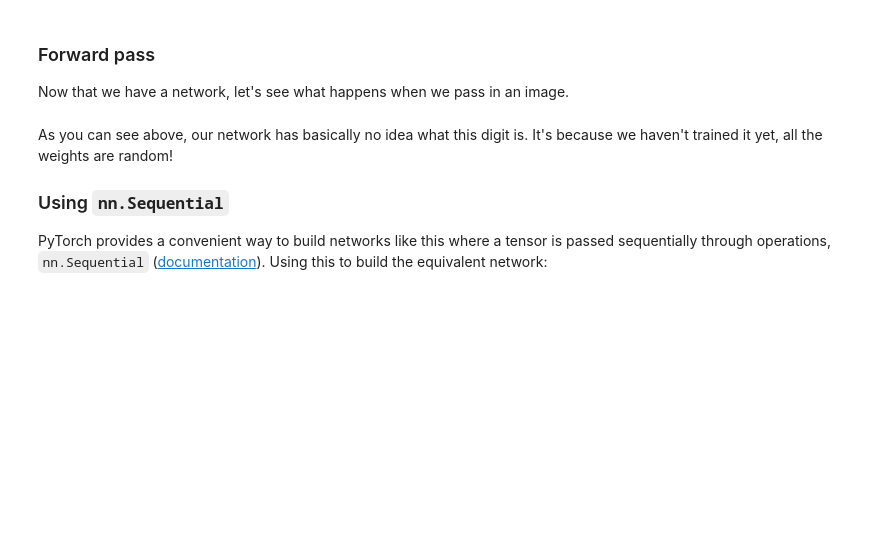
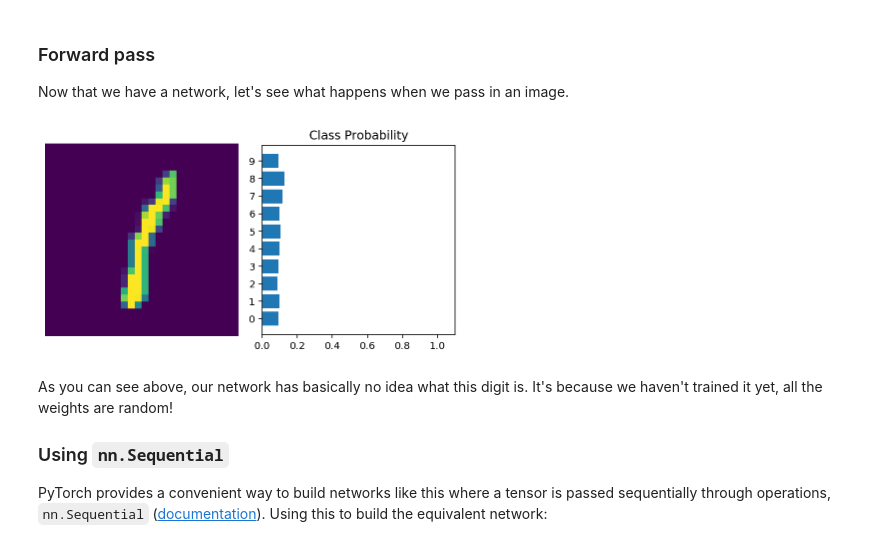
Before and after one commit to benjaminperucco/udacity-deep-pytorch, a Jupyter notebook: 4_lesson/2_part_neural_networks_in_pytorch.ipynb, the cells around one changed output. Cells and saved outputs as stored; diff of their text form; code cells hidden in the pictures; blank space fills up the shorter version.

```diff
--- a/4_lesson/2_part_neural_networks_in_pytorch.ipynb
+++ b/4_lesson/2_part_neural_networks_in_pytorch.ipynb
@@ -251,7 +257,28 @@ It's good practice to name your layers by their type of network, for instance 'f
+# %%
+class Network_Complex(nn.Module):
+    def __init__(self):
+        super().__init__()
+        # Two hidden layers
+        self.fc1 = nn.Linear(784, 128)
+        self.fc2 = nn.Linear(128, 64)
+        # One output layer with size 10, one for each digit
+        self.output = nn.Linear(64, 10)
+
+    def forward(self, x):
+        # Hidden layer with relu activation
+        x = F.relu(self.fc1(x))
+        x = F.relu(self.fc2(x))
+        # Output layer with softmax activation
+        x = F.softmax(self.output(x), dim=1)
+
+        return x
 # %% [markdown]
 ### Initializing weights and biases
 
 The weights and such are automatically initialized for you, but it's possible to customize how they are initialized. The weights and biases are tensors attached to the layer you defined, you can get them with `model.fc1.weight` for instance.
 # %%
+model = Network_Complex()
 print(model.fc1.weight)
+print(model.fc1.weight.shape)
 print(model.fc1.bias)
+print(model.fc1.bias.shape)
@@ -270,18 +330,20 @@ Now that we have a network, let's see what happens when we pass in an image.
 # %%
 # Grab some data
 dataiter = iter(trainloader)
 images, labels = dataiter.next()
 
 # Resize images into a 1D vector, new shape is (batch size, color channels, image pixels)
 images.resize_(64, 1, 784)
 # or images.resize_(images.shape[0], 1, 784) to automatically get batch size
 
 # Forward pass through the network
-img_idx = 0
+img_idx = 6
 ps = model.forward(images[img_idx,:])
 
 img = images[img_idx]
 helper.view_classify(img.view(1, 28, 28), ps)
+# %% [output]
+[figure, added]
 # %% [markdown]
 As you can see above, our network has basically no idea what this digit is. It's because we haven't trained it yet, all the weights are random!
 
```
Also changed, not shown: parts of 14 cells of this notebook.
